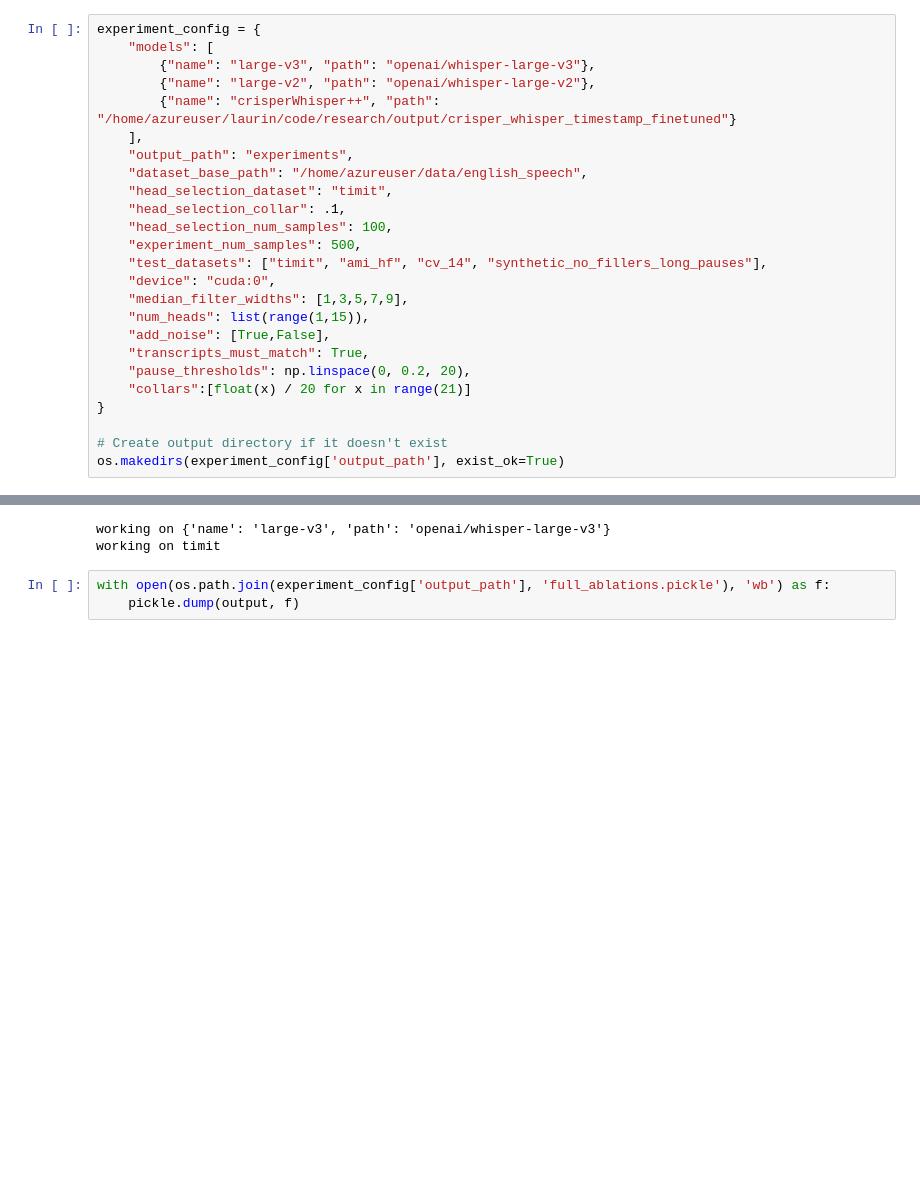
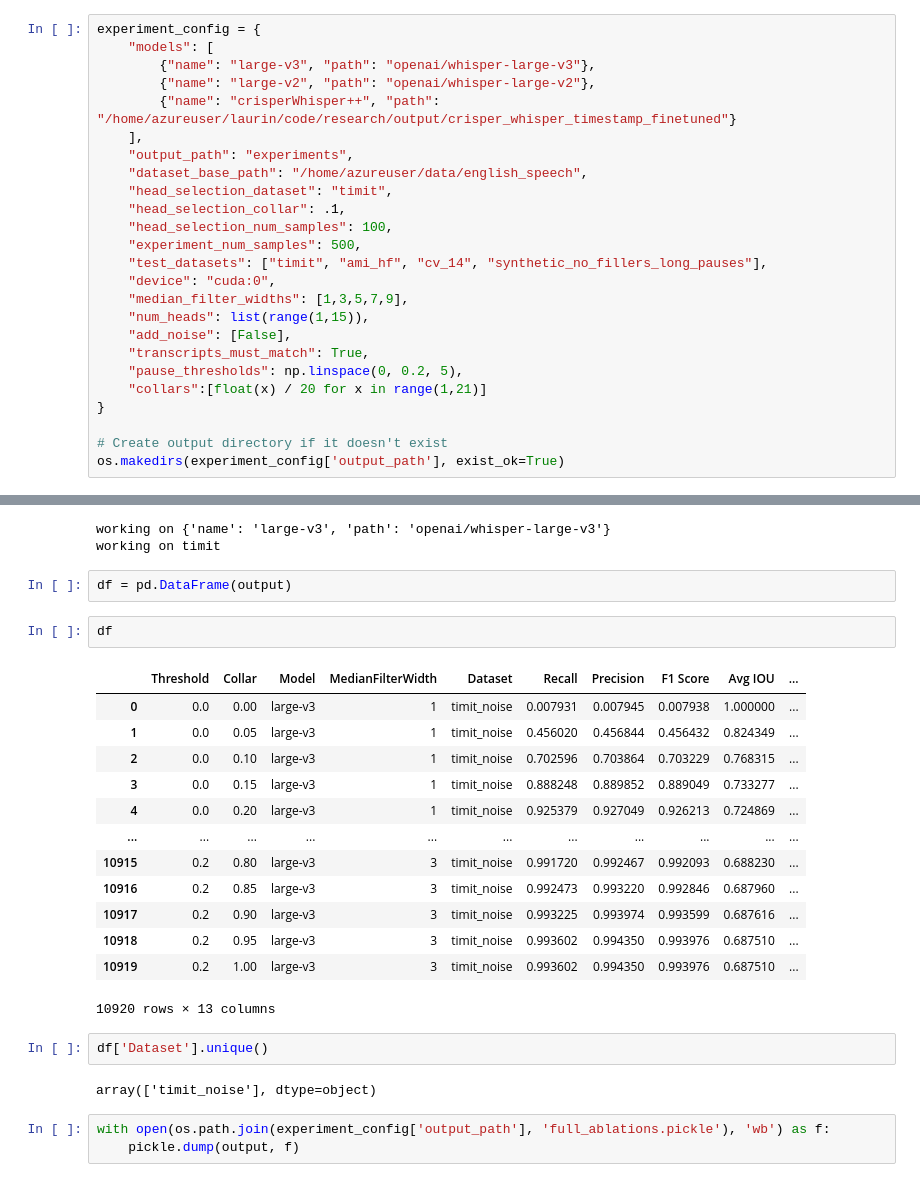
Before and after one commit to nyrahealth/CrisperWhisper, a Jupyter notebook: run_experiments/Segmentation_experiments.ipynb, the cells around one changed output, grey strips where cells are left out. Saved outputs shown, nothing was run; the diff lists cells and outputs as text; blank space fills up the shorter version.

```diff
--- a/run_experiments/Segmentation_experiments.ipynb
+++ b/run_experiments/Segmentation_experiments.ipynb
@@ -104,10 +108,10 @@ experiment_config = {
     "device": "cuda:0",
     "median_filter_widths": [1,3,5,7,9],
     "num_heads": list(range(1,15)),
-    "add_noise": [True,False],
+    "add_noise": [False],
     "transcripts_must_match": True,
-    "pause_thresholds": np.linspace(0, 0.2, 20),
-    "collars":[float(x) / 20 for x in range(21)]
+    "pause_thresholds": np.linspace(0, 0.2, 5),
+    "collars":[float(x) / 20 for x in range(1,21)]
 }
 
 # Create output directory if it doesn't exist
@@ -244,6 +248,28 @@ for model_config in tqdm.tqdm(experiment_config['models']):
 # %% [output]
 working on {'name': 'large-v3', 'path': 'openai/whisper-large-v3'}
 working on timit
+# %%
+df = pd.DataFrame(output)
+# %%
+df
+# %% [output]
+|  | Threshold | Collar | Model | MedianFilterWidth | Dataset | Recall | Precision | F1 Score | Avg IOU | ... |
+| 0 | 0.0 | 0.00 | large-v3 | 1 | timit_noise | 0.007931 | 0.007945 | 0.007938 | 1.000000 | ... |
+| 1 | 0.0 | 0.05 | large-v3 | 1 | timit_noise | 0.456020 | 0.456844 | 0.456432 | 0.824349 | ... |
+| 2 | 0.0 | 0.10 | large-v3 | 1 | timit_noise | 0.702596 | 0.703864 | 0.703229 | 0.768315 | ... |
+| 3 | 0.0 | 0.15 | large-v3 | 1 | timit_noise | 0.888248 | 0.889852 | 0.889049 | 0.733277 | ... |
+| 4 | 0.0 | 0.20 | large-v3 | 1 | timit_noise | 0.925379 | 0.927049 | 0.926213 | 0.724869 | ... |
+| ... | ... | ... | ... | ... | ... | ... | ... | ... | ... | ... |
+| 10915 | 0.2 | 0.80 | large-v3 | 3 | timit_noise | 0.991720 | 0.992467 | 0.992093 | 0.688230 | ... |
+| 10916 | 0.2 | 0.85 | large-v3 | 3 | timit_noise | 0.992473 | 0.993220 | 0.992846 | 0.687960 | ... |
+| 10917 | 0.2 | 0.90 | large-v3 | 3 | timit_noise | 0.993225 | 0.993974 | 0.993599 | 0.687616 | ... |
+| 10918 | 0.2 | 0.95 | large-v3 | 3 | timit_noise | 0.993602 | 0.994350 | 0.993976 | 0.687510 | ... |
+| 10919 | 0.2 | 1.00 | large-v3 | 3 | timit_noise | 0.993602 | 0.994350 | 0.993976 | 0.687510 | ... |
+10920 rows × 13 columns
+# %%
+df['Dataset'].unique()
+# %% [output]
+array(['timit_noise'], dtype=object)
 # %%
 with open(os.path.join(experiment_config['output_path'], 'full_ablations.pickle'), 'wb') as f:
     pickle.dump(output, f)
```
Also changed, not shown: parts of 1 cell of this notebook, 1 other file.
